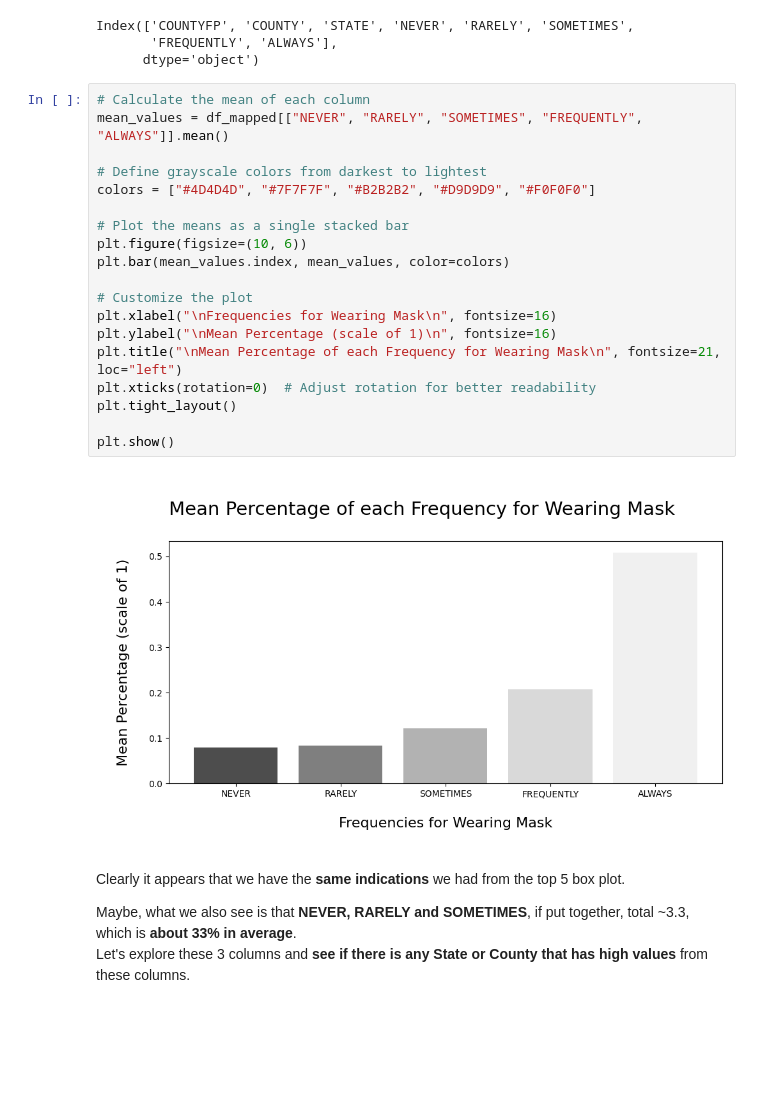
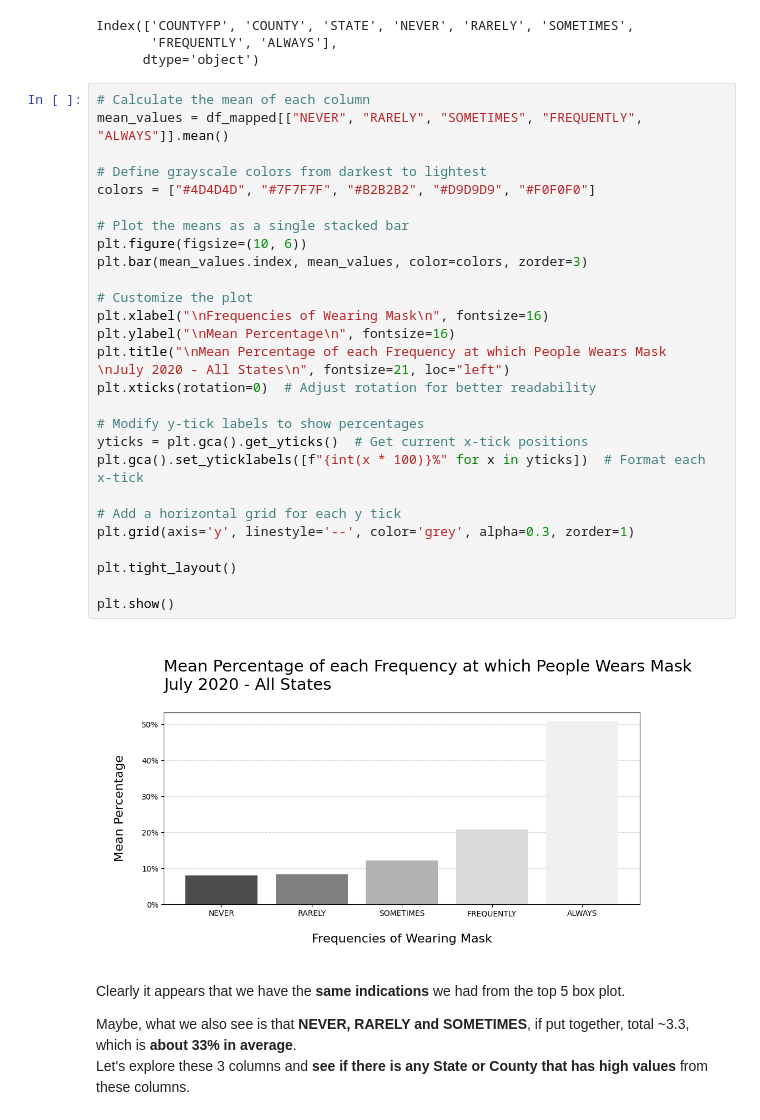
Before and after one commit to jendives2000/jupyterlab-datascience, a Jupyter notebook: EDA Mask Usage during Covid/B_EDA.ipynb, the cells around one changed output. Drawn from its saved outputs; the diff is of its cells as text; blank space fills up the shorter version.

```diff
--- a/EDA Mask Usage during Covid/B_EDA.ipynb
+++ b/EDA Mask Usage during Covid/B_EDA.ipynb
@@ -409,24 +409,32 @@ Index(['COUNTYFP', 'COUNTY', 'STATE', 'NEVER', 'RARELY', 'SOMETIMES',
 # %%
 # Calculate the mean of each column
 mean_values = df_mapped[["NEVER", "RARELY", "SOMETIMES", "FREQUENTLY", "ALWAYS"]].mean()
 
 # Define grayscale colors from darkest to lightest
 colors = ["#4D4D4D", "#7F7F7F", "#B2B2B2", "#D9D9D9", "#F0F0F0"]
 
 # Plot the means as a single stacked bar
 plt.figure(figsize=(10, 6))
-plt.bar(mean_values.index, mean_values, color=colors)
+plt.bar(mean_values.index, mean_values, color=colors, zorder=3)
 
 # Customize the plot
-plt.xlabel("\nFrequencies for Wearing Mask\n", fontsize=16)
-plt.ylabel("\nMean Percentage (scale of 1)\n", fontsize=16)
-plt.title("\nMean Percentage of each Frequency for Wearing Mask\n", fontsize=21, loc="left")
+plt.xlabel("\nFrequencies of Wearing Mask\n", fontsize=16)
+plt.ylabel("\nMean Percentage\n", fontsize=16)
+plt.title("\nMean Percentage of each Frequency at which People Wears Mask      \nJuly 2020 - All States\n", fontsize=21, loc="left")
 plt.xticks(rotation=0)  # Adjust rotation for better readability
+
+# Modify y-tick labels to show percentages
+yticks = plt.gca().get_yticks()  # Get current x-tick positions
+plt.gca().set_yticklabels([f"{int(x * 100)}%" for x in yticks])  # Format each x-tick
+
+# Add a horizontal grid for each y tick
+plt.grid(axis='y', linestyle='--', color='grey', alpha=0.3, zorder=1)
+
 plt.tight_layout()
 
 plt.show()
 # %% [output]
-[figure, old version]
+[figure, new version]
 # %% [markdown]
 Clearly it appears that we have the **same indications** we had from the top 5 box plot.
 
```
Also changed, not shown: parts of 3 cells of this notebook.
